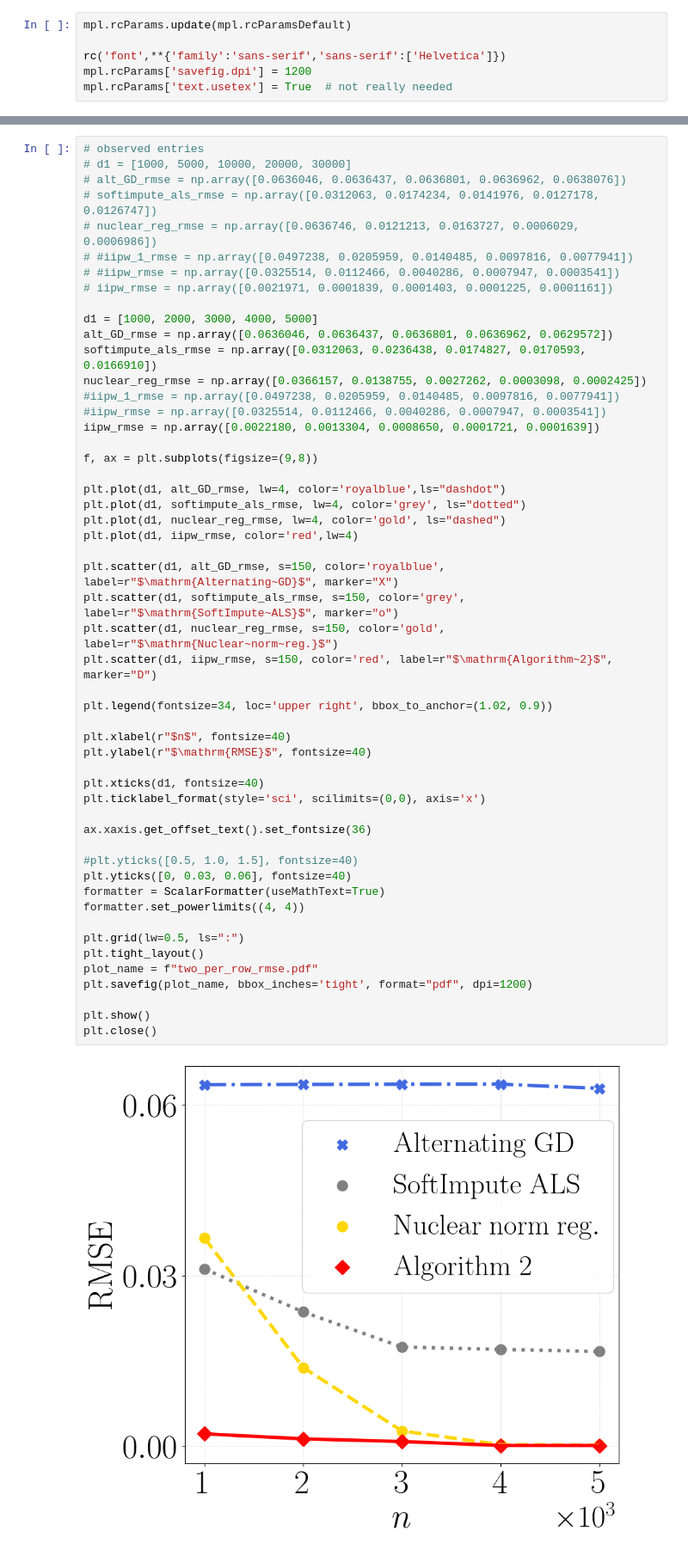
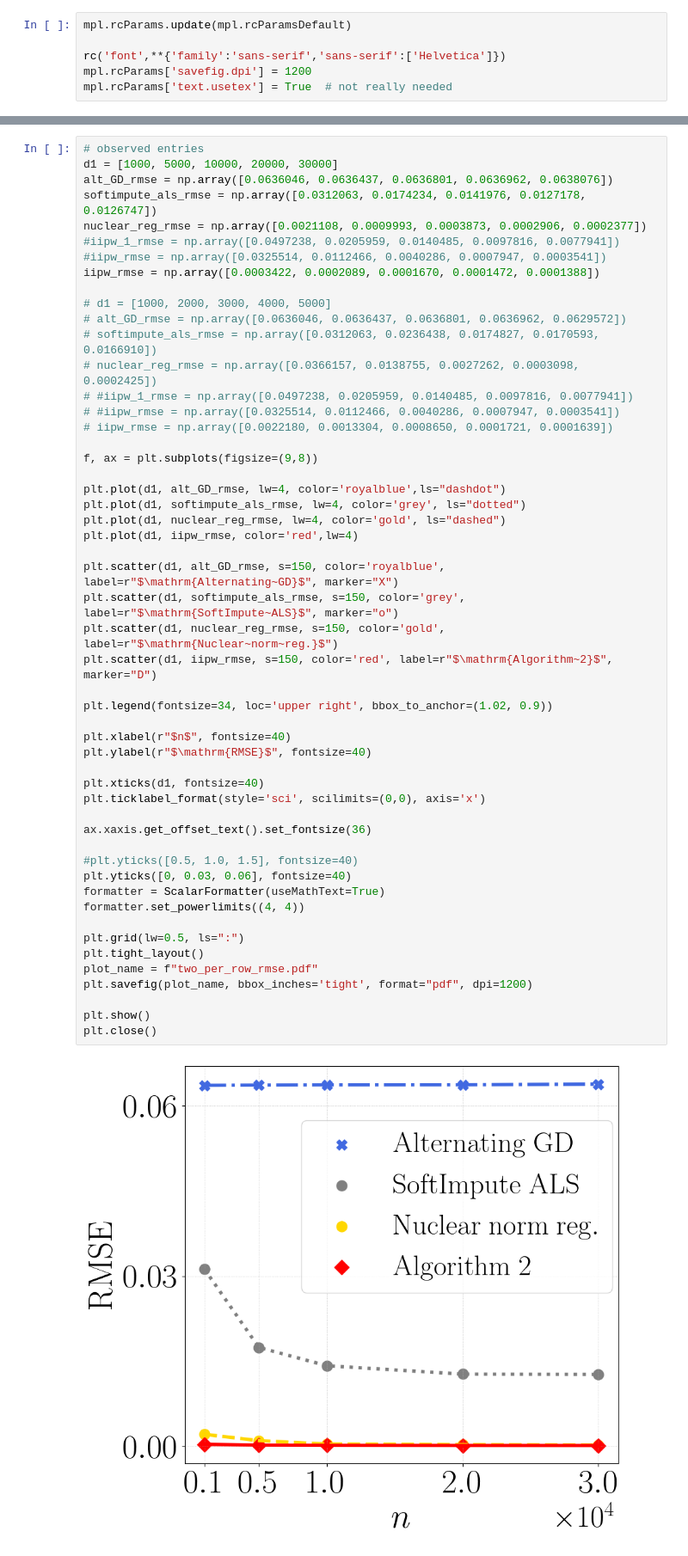
Before and after one commit to VirtuosoResearch/Matrix-completion-from-ultrasparse-samples, a Jupyter notebook: revised_figures/two_observations_per_row.ipynb, the cells around one changed output, grey strips where cells are left out. Shown at 86% size. Cells and saved outputs as stored; diff of their text form.

```diff
--- a/revised_figures/two_observations_per_row.ipynb
+++ b/revised_figures/two_observations_per_row.ipynb
@@ -72,20 +72,20 @@ plt.close()
 # %%
 # observed entries
-# d1 = [1000, 5000, 10000, 20000, 30000]
-# alt_GD_rmse = np.array([0.0636046, 0.0636437, 0.0636801, 0.0636962, 0.0638076])
-# softimpute_als_rmse = np.array([0.0312063, 0.0174234, 0.0141976, 0.0127178, 0.0126747])
-# nuclear_reg_rmse = np.array([0.0636746, 0.0121213, 0.0163727, 0.0006029, 0.0006986])
+d1 = [1000, 5000, 10000, 20000, 30000]
+alt_GD_rmse = np.array([0.0636046, 0.0636437, 0.0636801, 0.0636962, 0.0638076])
+softimpute_als_rmse = np.array([0.0312063, 0.0174234, 0.0141976, 0.0127178, 0.0126747])
+nuclear_reg_rmse = np.array([0.0021108, 0.0009993, 0.0003873, 0.0002906, 0.0002377])
+#iipw_1_rmse = np.array([0.0497238, 0.0205959, 0.0140485, 0.0097816, 0.0077941])
+#iipw_rmse = np.array([0.0325514, 0.0112466, 0.0040286, 0.0007947, 0.0003541])
+iipw_rmse = np.array([0.0003422, 0.0002089, 0.0001670, 0.0001472, 0.0001388])
+
+# d1 = [1000, 2000, 3000, 4000, 5000]
+# alt_GD_rmse = np.array([0.0636046, 0.0636437, 0.0636801, 0.0636962, 0.0629572])
+# softimpute_als_rmse = np.array([0.0312063, 0.0236438, 0.0174827, 0.0170593, 0.0166910])
+# nuclear_reg_rmse = np.array([0.0366157, 0.0138755, 0.0027262, 0.0003098, 0.0002425])
 # #iipw_1_rmse = np.array([0.0497238, 0.0205959, 0.0140485, 0.0097816, 0.0077941])
 # #iipw_rmse = np.array([0.0325514, 0.0112466, 0.0040286, 0.0007947, 0.0003541])
-# iipw_rmse = np.array([0.0021971, 0.0001839, 0.0001403, 0.0001225, 0.0001161])
-
-d1 = [1000, 2000, 3000, 4000, 5000]
-alt_GD_rmse = np.array([0.0636046, 0.0636437, 0.0636801, 0.0636962, 0.0629572])
-softimpute_als_rmse = np.array([0.0312063, 0.0236438, 0.0174827, 0.0170593, 0.0166910])
-nuclear_reg_rmse = np.array([0.0366157, 0.0138755, 0.0027262, 0.0003098, 0.0002425])
-#iipw_1_rmse = np.array([0.0497238, 0.0205959, 0.0140485, 0.0097816, 0.0077941])
-#iipw_rmse = np.array([0.0325514, 0.0112466, 0.0040286, 0.0007947, 0.0003541])
-iipw_rmse = np.array([0.0022180, 0.0013304, 0.0008650, 0.0001721, 0.0001639])
+# iipw_rmse = np.array([0.0022180, 0.0013304, 0.0008650, 0.0001721, 0.0001639])
 
 f, ax = plt.subplots(figsize=(9,8))
 
@@ -95,31 +95,31 @@ plt.plot(d1, nuclear_reg_rmse, lw=4, color='gold', ls="dashed")
 plt.plot(d1, iipw_rmse, color='red',lw=4)
 
 plt.scatter(d1, alt_GD_rmse, s=150, color='royalblue', label=r"$\mathrm{Alternating~GD}$", marker="X")
 plt.scatter(d1, softimpute_als_rmse, s=150, color='grey', label=r"$\mathrm{SoftImpute~ALS}$", marker="o")
 plt.scatter(d1, nuclear_reg_rmse, s=150, color='gold', label=r"$\mathrm{Nuclear~norm~reg.}$")
 plt.scatter(d1, iipw_rmse, s=150, color='red', label=r"$\mathrm{Algorithm~2}$", marker="D")
 
 plt.legend(fontsize=34, loc='upper right', bbox_to_anchor=(1.02, 0.9))
 
 plt.xlabel(r"$n$", fontsize=40)
 plt.ylabel(r"$\mathrm{RMSE}$", fontsize=40)
 
 plt.xticks(d1, fontsize=40)
 plt.ticklabel_format(style='sci', scilimits=(0,0), axis='x')
 
 ax.xaxis.get_offset_text().set_fontsize(36)
 
 #plt.yticks([0.5, 1.0, 1.5], fontsize=40)
 plt.yticks([0, 0.03, 0.06], fontsize=40)
 formatter = ScalarFormatter(useMathText=True)
 formatter.set_powerlimits((4, 4))
 
 plt.grid(lw=0.5, ls=":")
 plt.tight_layout()
 plot_name = f"two_per_row_rmse.pdf"
 plt.savefig(plot_name, bbox_inches='tight', format="pdf", dpi=1200)
 
 plt.show()
 plt.close()
 # %% [output]
-[figure, old version]
+[figure, new version]
```
Also changed, not shown: parts of 1 cell of this notebook, 5 other files.
